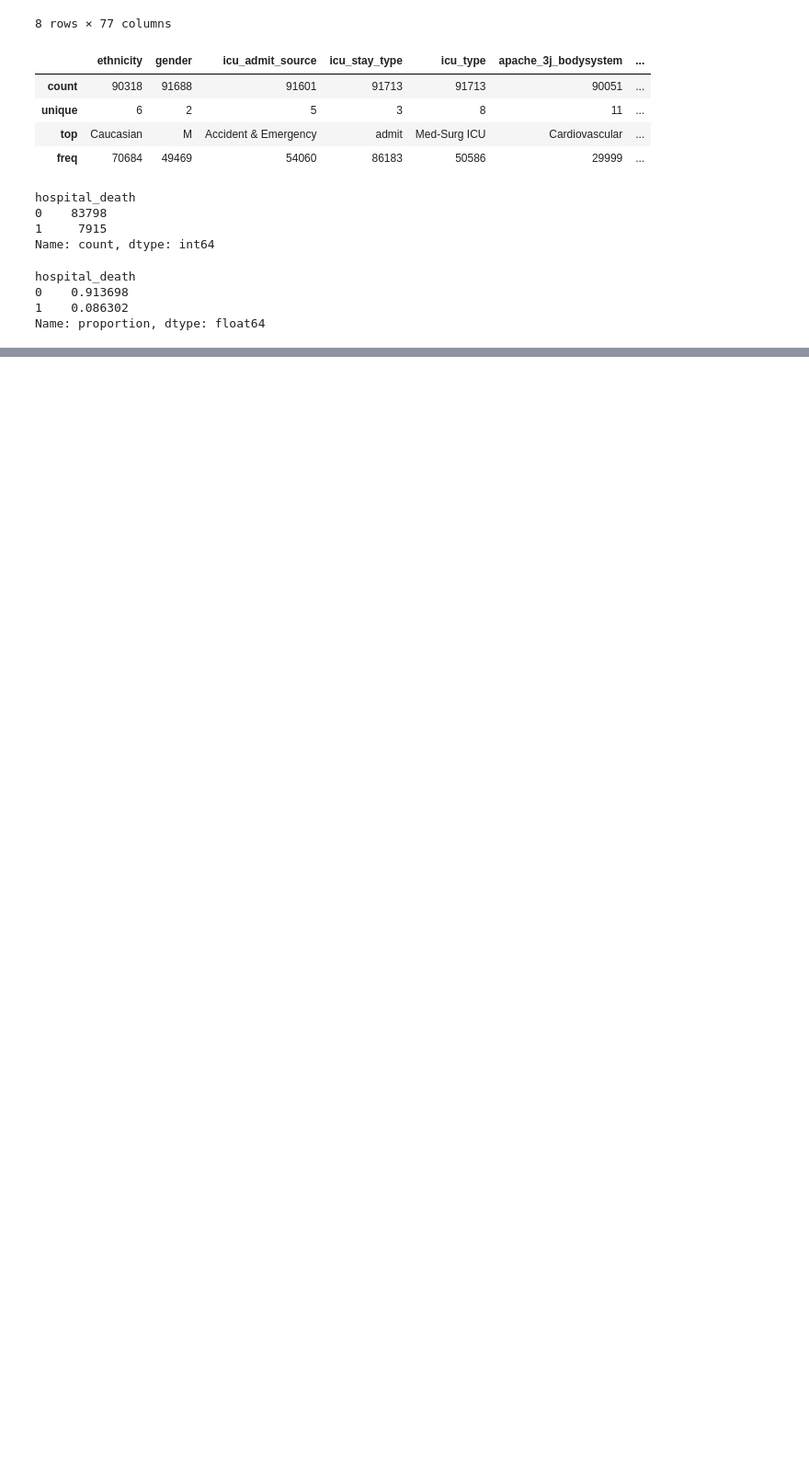
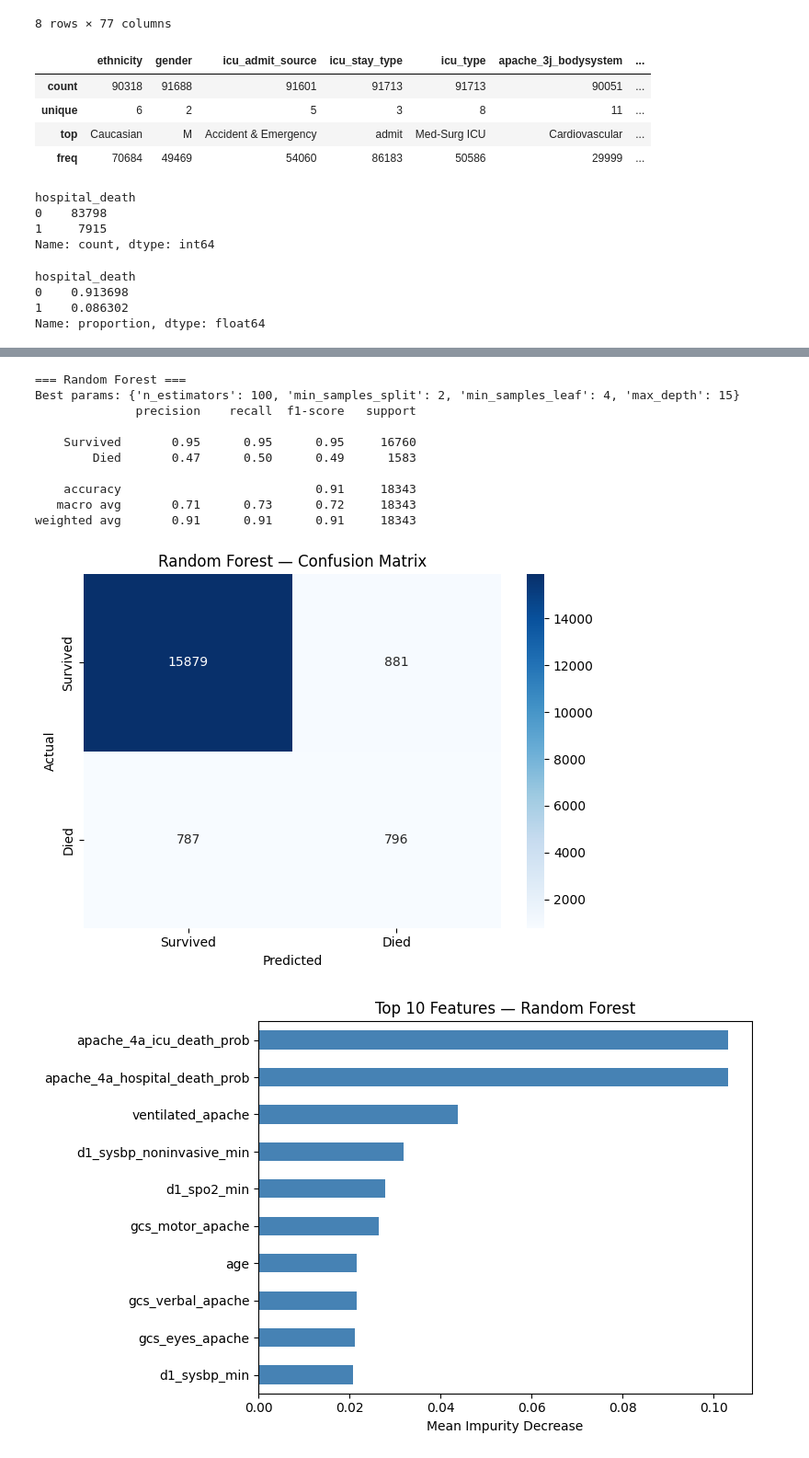
Before and after one commit to ahmad-abotrab/patient_survival_prediction, a Jupyter notebook: notebook/loading_data.ipynb, the cells around one changed output, grey strips where cells are left out. Shown at 92% size. Cells and saved outputs as stored; diff of their text form; code cells hidden in the pictures; blank space fills up the shorter version.

```diff
--- a/notebook/loading_data.ipynb
+++ b/notebook/loading_data.ipynb
@@ -109,0 +329,68 @@ plt.show()
+# %%
+rf_params = {
+    'n_estimators':      [100, 200, 300],
+    'max_depth':         [10, 15, 20, None],
+    'min_samples_split': [2, 5, 10],
+    'min_samples_leaf':  [1, 2, 4],
+}
+rf_search = RandomizedSearchCV(
+    RandomForestClassifier(random_state=42, class_weight='balanced', n_jobs=-1),
+    rf_params, n_iter=15, cv=3, scoring='f1_macro', n_jobs=-1, random_state=42
+)
+rf_search.fit(X_train_p, y_train)
+best_rf = rf_search.best_estimator_
+
+pred  = best_rf.predict(X_test_p)
+proba = best_rf.predict_proba(X_test_p)[:, 1]
+
+results['Random Forest'] = {
+    'accuracy':    accuracy_score(y_test, pred),
+    'macro_f1':    f1_score(y_test, pred, average='macro'),
+    'roc_auc':     roc_auc_score(y_test, proba),
+    'precision_1': precision_score(y_test, pred, pos_label=1),
+    'recall_1':    recall_score(y_test, pred, pos_label=1),
+    'pred': pred, 'proba': proba,
+    'cm':   confusion_matrix(y_test, pred),
+    'best_params': rf_search.best_params_
+}
+
+print("=== Random Forest ===")
+print(f"Best params: {rf_search.best_params_}")
+print(classification_report(y_test, pred, target_names=['Survived', 'Died']))
+
+cm = confusion_matrix(y_test, pred)
+sns.heatmap(cm, annot=True, fmt='d', cmap='Blues',
+            xticklabels=['Survived','Died'], yticklabels=['Survived','Died'])
+plt.title('Random Forest — Confusion Matrix')
+plt.xlabel('Predicted') ; plt.ylabel('Actual')
+plt.tight_layout()
+plt.savefig('../output/figures/cm_random_forest.png', dpi=150, bbox_inches='tight')
+plt.show()
+
+# Feature Importance
+ohe_features = (preprocessor.named_transformers_['cat']['encoder']
+                              .get_feature_names_out(cat_cols).tolist())
+all_features = num_cols + ohe_features
+importances  = best_rf.feature_importances_
+top10 = pd.Series(importances, index=all_features).nlargest(10)
+
+plt.figure(figsize=(8, 5))
+top10.sort_values().plot(kind='barh', color='steelblue')
+plt.title('Top 10 Features — Random Forest')
+plt.xlabel('Mean Impurity Decrease')
+plt.tight_layout()
+plt.savefig('../output/figures/feature_importance_rf.png', dpi=150, bbox_inches='tight')
+plt.show()
+# %% [output]
+=== Random Forest ===
+Best params: {'n_estimators': 100, 'min_samples_split': 2, 'min_samples_leaf': 4, 'max_depth': 15}
+              precision    recall  f1-score   support
+
+    Survived       0.95      0.95      0.95     16760
+        Died       0.47      0.50      0.49      1583
+
+    accuracy                           0.91     18343
+   macro avg       0.71      0.73      0.72     18343
+weighted avg       0.91      0.91      0.91     18343
+[figure, added]
+[figure, added]
```
Also changed, not shown: parts of 18 cells of this notebook, 10 other files.
